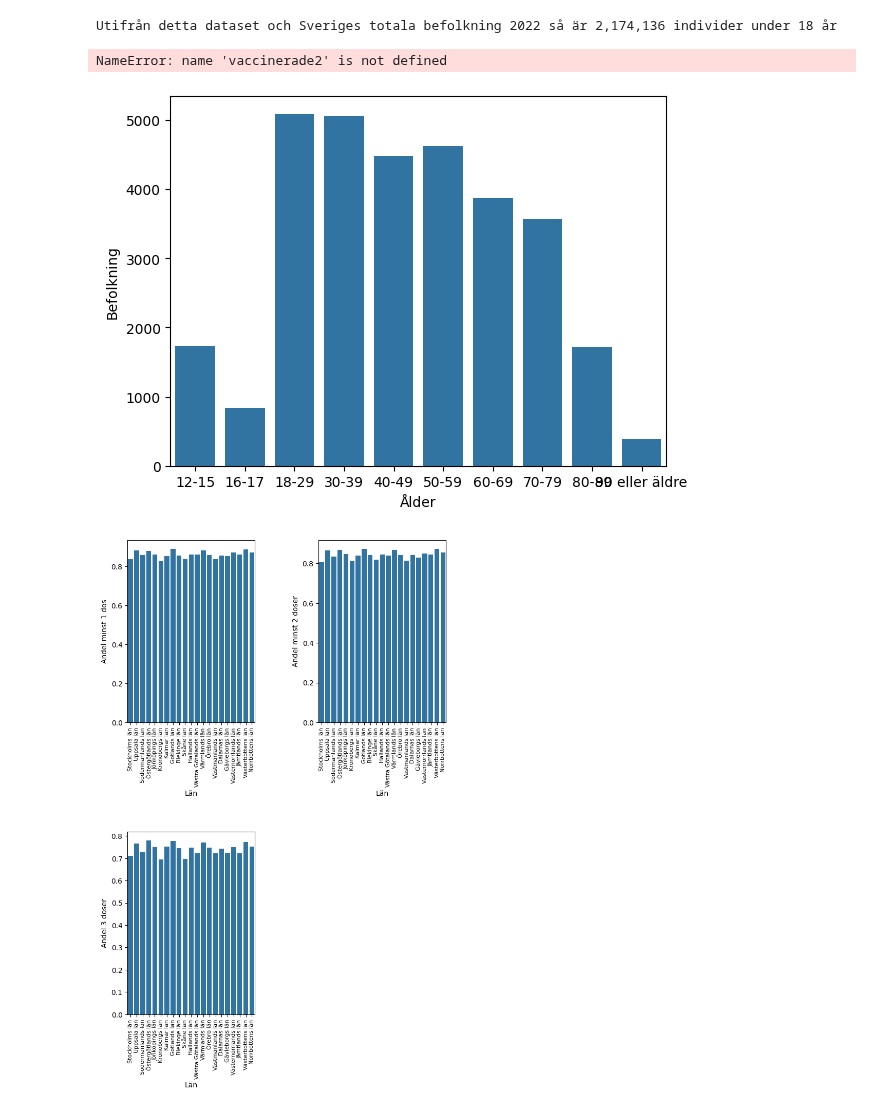
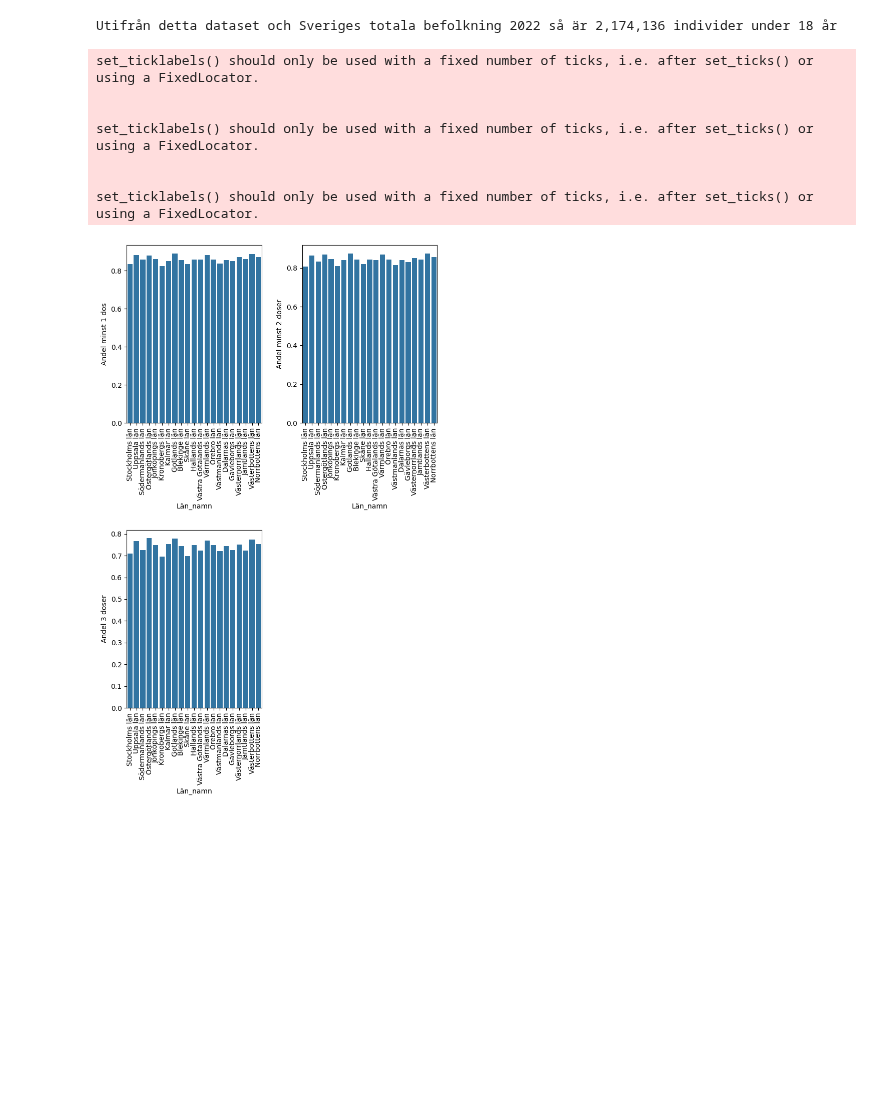
Before and after one commit to yomo001/databehandling-YOUNIS-MOUSSAVI, a Jupyter notebook: Laboration/lab1_uppgift2.ipynb, the cells around one changed output. Saved outputs shown, nothing was run; the diff lists cells and outputs as text; code cells hidden in the pictures; blank space fills up the shorter version.

```diff
--- a/Laboration/lab1_uppgift2.ipynb
+++ b/Laboration/lab1_uppgift2.ipynb
@@ -7,4 +7,5 @@ import plotly_express as px
 # %%
 # Uppgift 2
 
-vaccinerade = pd.read_excel("visualiseringar\\vaccin.xlsx", sheet_name="Vaccinerade kommun och ålder")
+# Read data from vaccin.xlsx
+vaccinerade_kommun_alder = pd.read_excel("data\\vaccin.xlsx", sheet_name="Vaccinerade kommun och ålder")
@@ -78,19 +79,2 @@ print(f"Utifrån detta dataset och Sveriges totala befolkning 2022 så är {befo
 # %% [output]
 Utifrån detta dataset och Sveriges totala befolkning 2022 så är 2,174,136 individer under 18 år
-# %%
-#e)
-
-# px.bar(vaccinerade, x = "Ålder",
-#              title='Åldersfördelning i Sverige 2022')
-
-import plotly.express as px
-
-fig = px.bar(vaccinerade2, x='Ålder', y='Befolkning')
-fig.show()
-# %% [output]
-NameError: name 'vaccinerade2' is not defined
-# %%
-sns.barplot(x="Ålder", y="Befolkning", data=vaccinerade, errorbar = None)
-plt.show()
-# %% [output]
-[figure, removed]
@@ -97,16 +91,34 @@ plt.show()
 # %%
-#f)
+#f) Rita stapeldiagram för andel med minst 1 dos per län, andel två doser per län och andel tre doser per
+# län
 
+# Drawing barplots in seaborn for ratio och vaccinated people with different doses as subplots on the same figure
 fig, axes = plt.subplots(nrows=2, ncols=2, figsize=(8, 12))
 
-sns.barplot(x="Län_namn", y="Andel minst 1 dos", data=vaccinerade, errorbar=None, ax=axes[0, 0])
-sns.barplot(x="Län_namn", y="Andel minst 2 doser", data=vaccinerade, errorbar=None, ax=axes[0, 1])
-sns.barplot(x="Län_namn", y="Andel 3 doser", data=vaccinerade, errorbar=None, ax=axes[1, 0])
+sns.barplot(x="Län_namn", y="Andel minst 1 dos", data=vaccinerade_kommun_alder, errorbar=None, ax=axes[0, 0])
+sns.barplot(x="Län_namn", y="Andel minst 2 doser", data=vaccinerade_kommun_alder, errorbar=None, ax=axes[0, 1])
+sns.barplot(x="Län_namn", y="Andel 3 doser", data=vaccinerade_kommun_alder, errorbar=None, ax=axes[1, 0])
 
-# Hide
-axes.set_xticklabels(axes.get_xticklabels(), rotation=90)
+# Rotating the x-labels for all plots 90 degrees to make them more readable
+axes[0, 0].set_xticklabels(axes[0, 0].get_xticklabels(), rotation=90)
+axes[0, 1].set_xticklabels(axes[0, 1].get_xticklabels(), rotation=90)
+axes[1, 0].set_xticklabels(axes[1, 0].get_xticklabels(), rotation=90)
 
-axes[1, 1].axis('off')
+# Hide the last empty subplot
+axes[1, 1].axis("off")
+
+
+# increase the space between the subplots
+plt.subplots_adjust(hspace=0.6, wspace=0.3)
 
 plt.show()
+# %% [output]
+set_ticklabels() should only be used with a fixed number of ticks, i.e. after set_ticks() or using a FixedLocator.
+
+
+set_ticklabels() should only be used with a fixed number of ticks, i.e. after set_ticks() or using a FixedLocator.
+
+
+set_ticklabels() should only be used with a fixed number of ticks, i.e. after set_ticks() or using a FixedLocator.
+[figure, added]
 # %%
@@ -129,14 +143,14 @@ plt.show()
 # %%
 fig, axes = plt.subplots(2, 2, figsize=(8, 12))
 
-sns.barplot(x="Län_namn", y="Andel minst 1 dos", data=vaccinerade, errorbar=None, ax=axes[0, 0])
-sns.barplot(x="Län_namn", y="Andel minst 2 doser", data=vaccinerade, errorbar=None, ax=axes[0, 1])
-sns.barplot(x="Län_namn", y="Andel 3 doser", data=vaccinerade, errorbar=None, ax=axes[1, 0])
+sns.barplot(x="Län_namn", y="Andel minst 1 dos", data=vaccinerade_kommun_alder, errorbar=None, ax=axes[0, 0])
+sns.barplot(x="Län_namn", y="Andel minst 2 doser", data=vaccinerade_kommun_alder, errorbar=None, ax=axes[0, 1])
+sns.barplot(x="Län_namn", y="Andel 3 doser", data=vaccinerade_kommun_alder, errorbar=None, ax=axes[1, 0])
 
 # Hide the fourth
 axes[1, 1].axis('off')
 
-# Set x-axis labels rotation for each subplot
+# Set x-axis labels rotation for each subplot # Ok enligt Fredrik, Function lr loop, gör finare
 axes[0, 0].set_xticks(axes[0, 0].get_xticks())
 axes[0, 0].set_xticklabels(axes[0, 0].get_xticklabels(), rotation=90)
 axes[0, 0].set_xlabel("Län")
@@ -156,6 +170,4 @@ axes[1, 0].tick_params(axis = 'x', labelsize = 8)
 plt.subplots_adjust(wspace=0.5, hspace=0.6)
 
 plt.show()
-# %% [output]
-[figure, removed]
 # %%
```
Also changed, not shown: parts of 14 cells of this notebook, 4 other files.
